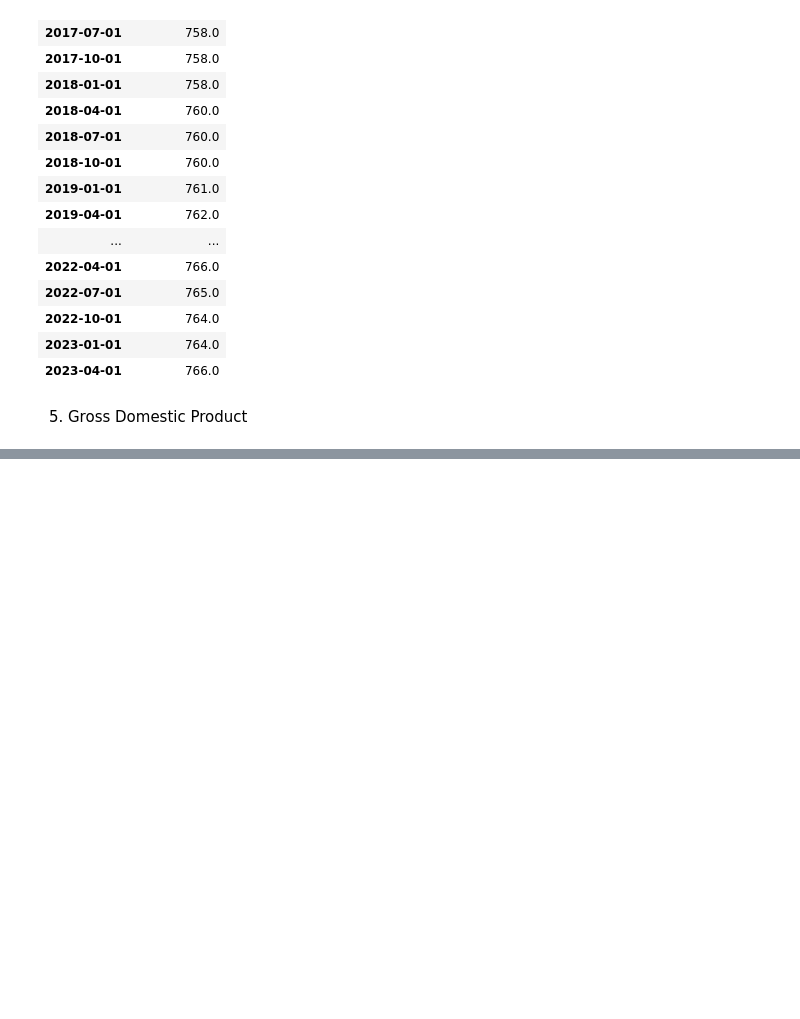
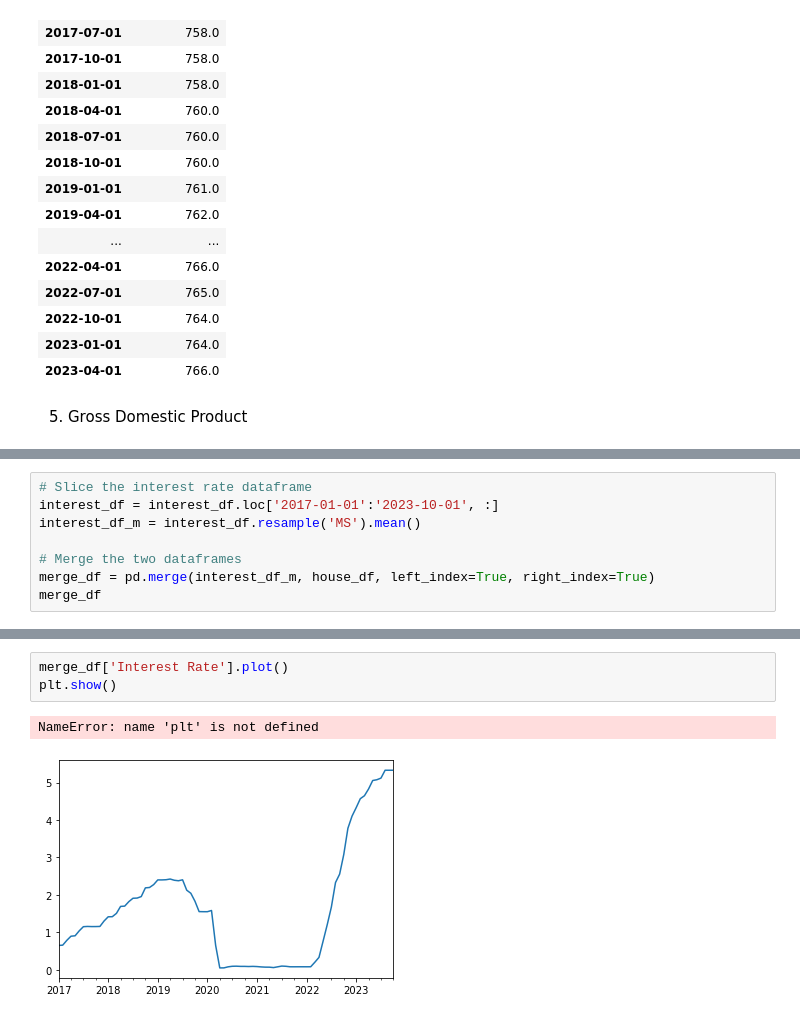
Before and after one commit to Celinzh/wqu_assignment, a Jupyter notebook: GWP1/celine-data.ipynb, the cells around one changed output, grey strips where cells are left out. Drawn from its saved outputs; the diff is of its cells as text; blank space fills up the shorter version.

```diff
--- a/GWP1/celine-data.ipynb
+++ b/GWP1/celine-data.ipynb
@@ -117,0 +140,8 @@ credit_df
+# %%
+# Slice the interest rate dataframe
+interest_df = interest_df.loc['2017-01-01':'2023-10-01', :]
+interest_df_m = interest_df.resample('MS').mean()
+
+# Merge the two dataframes
+merge_df = pd.merge(interest_df_m, house_df, left_index=True, right_index=True)
+merge_df
@@ -117,0 +168,6 @@ credit_df
+# %%
+merge_df['Interest Rate'].plot()
+plt.show()
+# %% [output]
+NameError: name 'plt' is not defined
+[figure, added]
```
Also changed, not shown: parts of 8 cells of this notebook.
